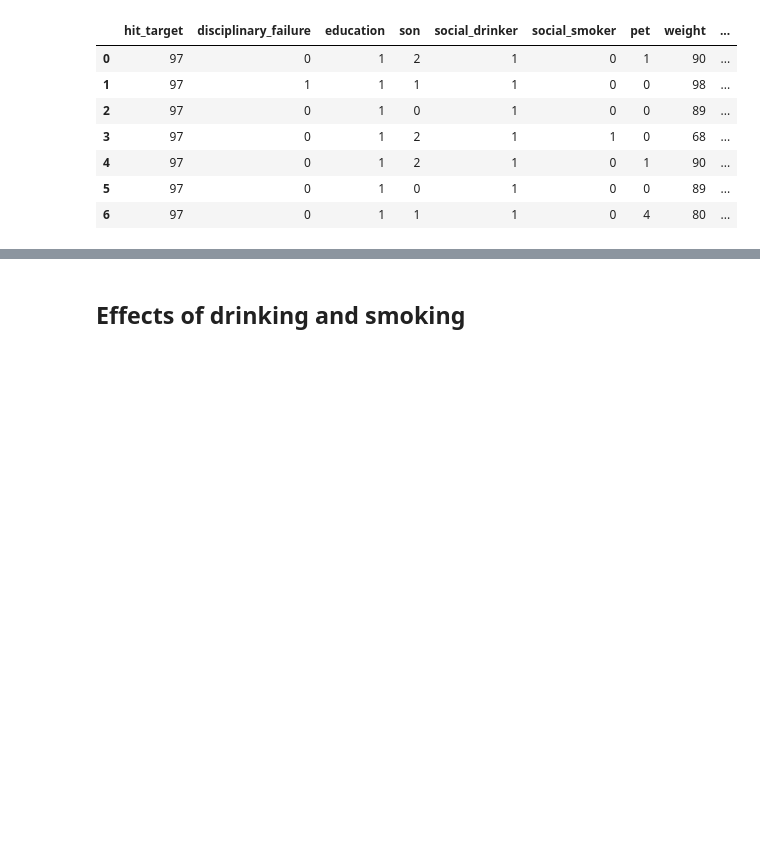
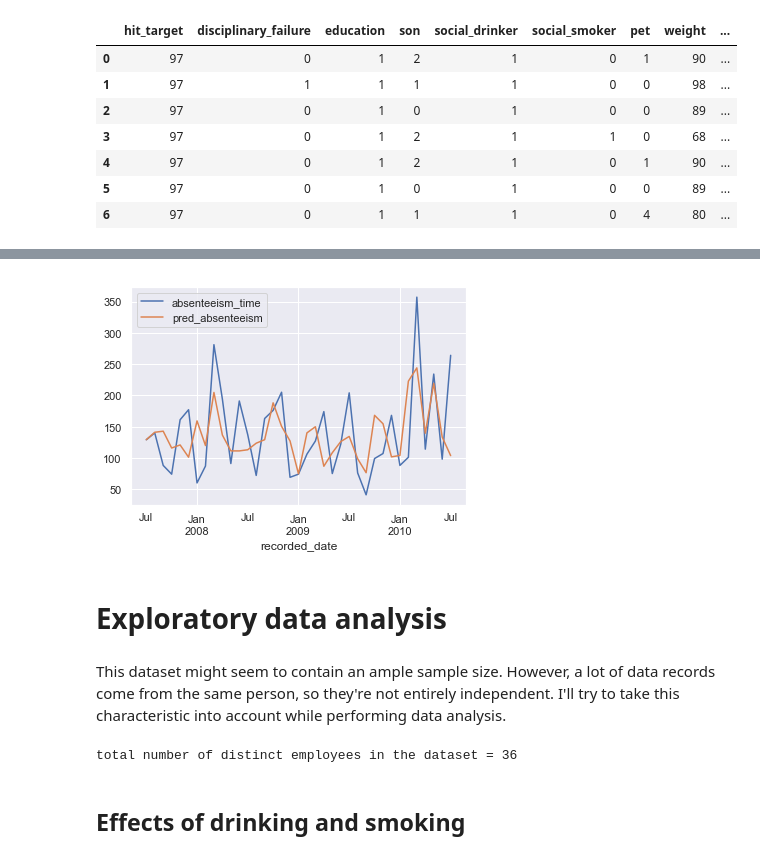
Before and after one commit to chasnew/data-analysis-repository, a Jupyter notebook: Absenteeism at work/Analysis of Absenteeism.ipynb, the cells around one changed output, grey strips where cells are left out. Drawn from its saved outputs; the diff is of its cells as text; code cells hidden in the pictures; blank space fills up the shorter version.

```diff
--- a/Absenteeism at work/Analysis of Absenteeism.ipynb
+++ b/Absenteeism at work/Analysis of Absenteeism.ipynb
@@ -231,2 +303,17 @@ There's a certain variation in work_load_average respecting to different period
+# %%
+preds = en_gs.predict(pd.concat([X_train, X_test]))
+reason_v['pred_absenteeism'] = preds
+reason_v.groupby('recorded_date')[['absenteeism_time', 'pred_absenteeism']].sum().plot.line()
+plt.show()
+# %% [output]
+[figure, added]
+# %% [markdown]
+# Exploratory data analysis
+# %% [markdown]
+This dataset might seem to contain an ample sample size. However, a lot of data records come from the same person, so they're not entirely independent. I'll try to take this characteristic into account while performing data analysis.
+# %%
+print('total number of distinct employees in the dataset = {}'.format(data['id'].nunique()))
+# %% [output]
+total number of distinct employees in the dataset = 36
 # %% [markdown]
 ## Effects of drinking and smoking
```
Also changed, not shown: parts of 73 cells of this notebook, 1 other file.
